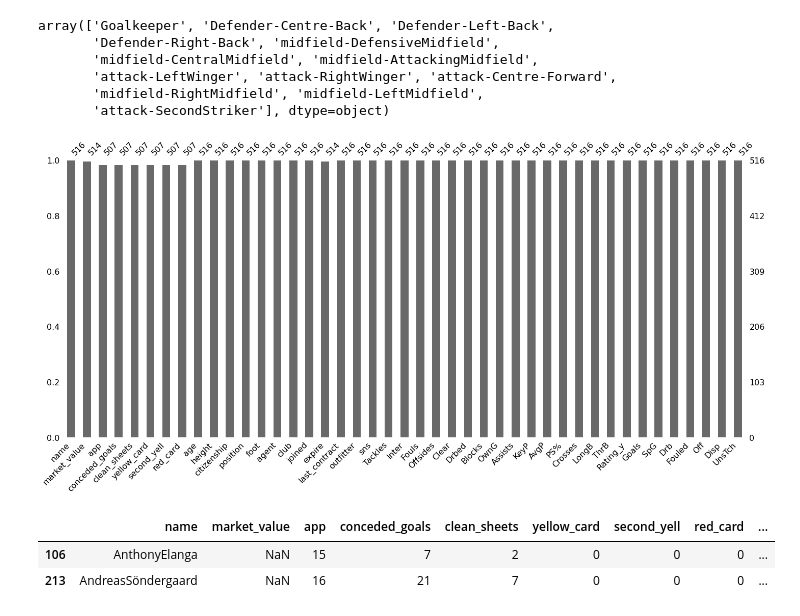
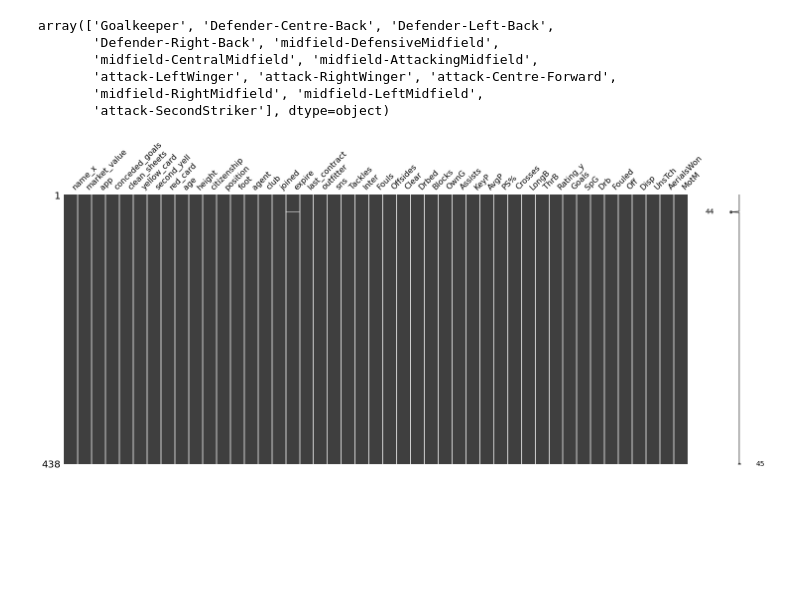
Before and after one commit to dss-17th/reg-repo-8, a Jupyter notebook: aeea_part/preprocessing.ipynb, the cells around one changed output. Cells and saved outputs as stored; diff of their text form; code cells hidden in the pictures; blank space fills up the shorter version.

```diff
--- a/aeea_part/preprocessing.ipynb
+++ b/aeea_part/preprocessing.ipynb
@@ -13,0 +148,10 @@ pd.set_option('display.max_columns', None)
+# %%
+# MotM(Match of the Man)의 결측치 처리
+datas2['MotM'] = datas2['MotM'].replace('-',0)
+datas2['MotM'] = datas2['MotM'].fillna(0)
+datas2['MotM'] = datas2['MotM'].astype(int)
+
+# AerialWon의 결측치 처리
+datas2['AerialsWon'] = datas2['AerialsWon'].replace('-',0)
+datas2['AerialsWon'] = datas2['AerialsWon'].fillna(0)
+datas2['AerialsWon'] = datas2['AerialsWon'].astype(float)
@@ -43,6 +261,11 @@ def converter(value):
 # %%
+datas.replace({'-': '0'}, inplace=True)
+
+datas["market_value"] = datas["market_value"].apply(lambda x: str(x)[1:])
 datas['market_value'] = datas['market_value'].apply(converter)
-datas['market_value'] = datas['market_value'].astype('float')
 
-# height value에서 ,와 m 제거
 datas['height'] = datas['height'].apply(lambda x: x.replace('m', '').replace(',', '').strip())
+
+datas['joined'] = datas['joined'].apply(converter_date)
+datas['last_contract'] = datas['last_contract'].apply(converter_date)
+datas['expire'] = datas['expire'].apply(converter_date)
@@ -113,0 +298,4 @@ premier_df.tail(2)
+# %%
+premier_df = pd.merge(datas, datas2, on='sort_name')
+print(premier_df.shape)
+premier_df.tail()
@@ -136,14 +336,9 @@ premier_df['position'] = premier_df['position'].apply(pp_position)
 # %%
-# 겹치거나 중복된 컬럼 제거
-premier_df.drop(columns=["caps_goals", "Apps", "Mins", "Position", "Team", "Age", "Rating_x"], inplace=True)
+premier_df['position'] = premier_df['position'].apply(pp_position)
+
+premier_df.drop(columns=["caps_goals", "Apps", "Mins", "Position", "Team", "Age", "Rating_x", 'sort_name',
+                        'name_y'], inplace=True)
 # %%
-msno.bar(premier_df);
+msno.matrix(premier_df);
 # %% [output]
-[figure, old version]
+[figure, new version]
-# %%
-# market_value가 존재하지 않는 players -> 타겟변수이기 때문에 2rows 제거예정
-premier_df[premier_df['market_value'].isnull()]
-# %% [output]
-|  | name | market_value | app | conceded_goals | clean_sheets | yellow_card | second_yell | red_card | ... |
-| 106 | AnthonyElanga | NaN | 15 | 7 | 2 | 0 | 0 | 0 | ... |
-| 213 | AndreasSöndergaard | NaN | 16 | 21 | 7 | 0 | 0 | 0 | ... |
```
Also changed, not shown: parts of 50 cells of this notebook, 5 other files.
